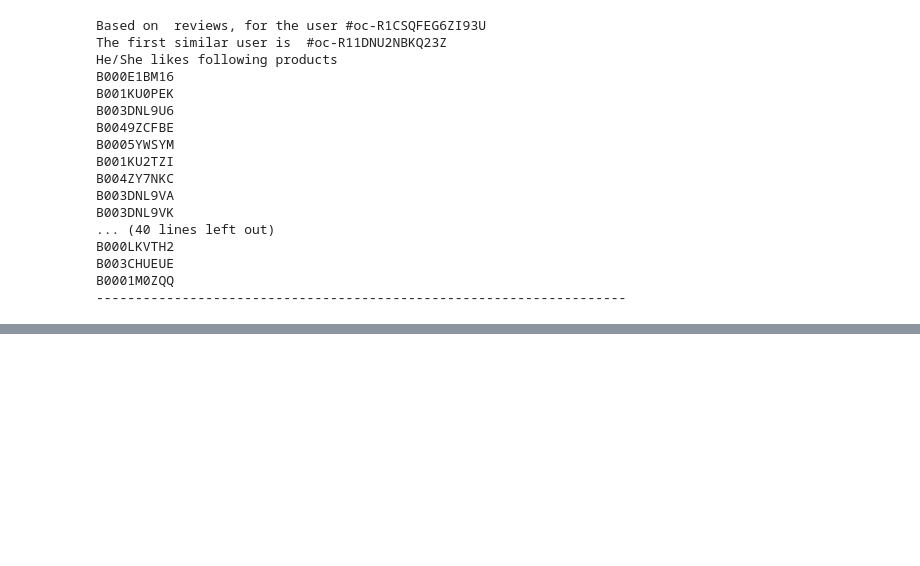
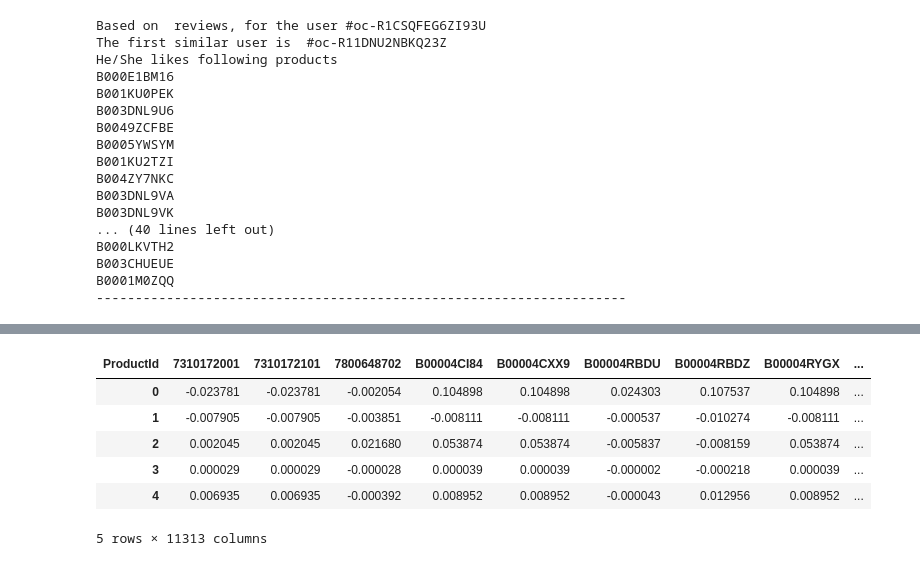
Before and after one commit to kaushik-holla/Recommender-System-Based-on-Food-Reviews, a Jupyter notebook: Recommendation Systems.ipynb, the cells around one changed output, grey strips where cells are left out. Cells and saved outputs as stored; diff of their text form; code cells hidden in the pictures; blank space fills up the shorter version.

```diff
--- a/Recommendation Systems.ipynb
+++ b/Recommendation Systems.ipynb
@@ -940,0 +1016,4 @@ B0001M0ZQQ
+# %%
+u, sigma, vt = svds(pivot_df, k = 50)
+# %%
+sigma = np.diag(sigma)
@@ -940,0 +1036,14 @@ B0001M0ZQQ
+# %%
+predicted_ratings = np.dot(np.dot(u,sigma),vt)
+
+# Predicted Ratings
+pred_df = pd.DataFrame(predicted_ratings, columns = pivot_df.columns)
+pred_df.head()
+# %% [output]
+| ProductId | 7310172001 | 7310172101 | 7800648702 | B00004CI84 | B00004CXX9 | B00004RBDU | B00004RBDZ | B00004RYGX | ... |
+| 0 | -0.023781 | -0.023781 | -0.002054 | 0.104898 | 0.104898 | 0.024303 | 0.107537 | 0.104898 | ... |
+| 1 | -0.007905 | -0.007905 | -0.003851 | -0.008111 | -0.008111 | -0.000537 | -0.010274 | -0.008111 | ... |
+| 2 | 0.002045 | 0.002045 | 0.021680 | 0.053874 | 0.053874 | -0.005837 | -0.008159 | 0.053874 | ... |
+| 3 | 0.000029 | 0.000029 | -0.000028 | 0.000039 | 0.000039 | -0.000002 | -0.000218 | 0.000039 | ... |
+| 4 | 0.006935 | 0.006935 | -0.000392 | 0.008952 | 0.008952 | -0.000043 | 0.012956 | 0.008952 | ... |
+5 rows × 11313 columns
```
Also changed, not shown: parts of 17 cells of this notebook.
